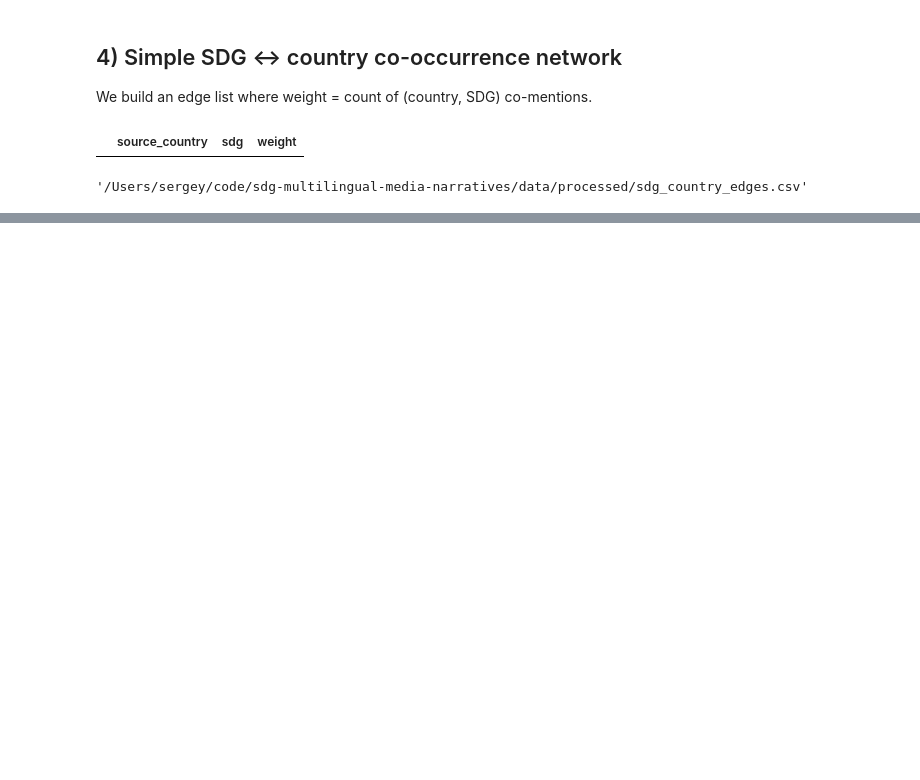
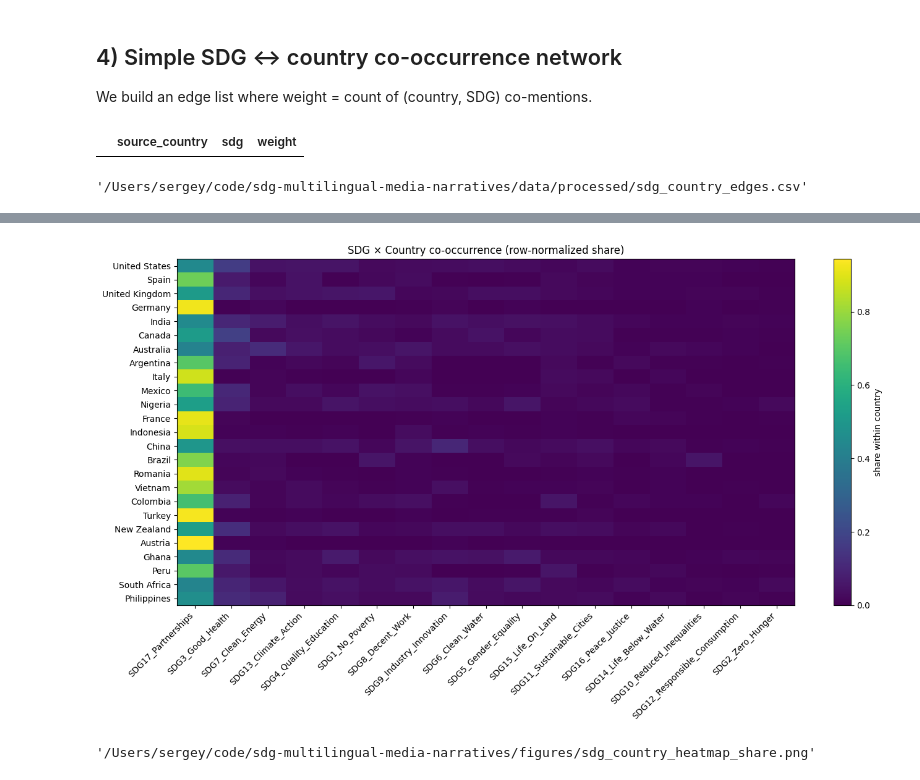
Before and after one commit to nZiben/sdg-multilingual-media-narratives, a Jupyter notebook: 03_analysis_trends_topics_networks.ipynb, the cells around one changed output, grey strips where cells are left out. Cells and saved outputs as stored; diff of their text form; code cells hidden in the pictures; blank space fills up the shorter version.

```diff
--- a/03_analysis_trends_topics_networks.ipynb
+++ b/03_analysis_trends_topics_networks.ipynb
@@ -206,0 +358,24 @@ out
+# %%
+import os
+import numpy as np
+import matplotlib.pyplot as plt
+
+os.makedirs(FIG_DIR, exist_ok=True)
+
+mat_share = mat.div(mat.sum(axis=1).replace(0, np.nan), axis=0).fillna(0)
+
+plt.figure(figsize=(14, 8))
+plt.imshow(mat_share.values, aspect="auto")
+plt.yticks(range(len(mat_share.index)), mat_share.index)
+plt.xticks(range(len(mat_share.columns)), mat_share.columns, rotation=45, ha="right")
+plt.title("SDG × Country co-occurrence (row-normalized share)")
+plt.colorbar(label="share within country")
+plt.tight_layout()
+
+out = os.path.join(FIG_DIR, "sdg_country_heatmap_share.png")
+plt.savefig(out, dpi=220)
+plt.show()
+out
+# %% [output]
+[figure, added]
+'/Users/sergey/code/sdg-multilingual-media-narratives/figures/sdg_country_heatmap_share.png'
```
Also changed, not shown: parts of 13 cells of this notebook.
